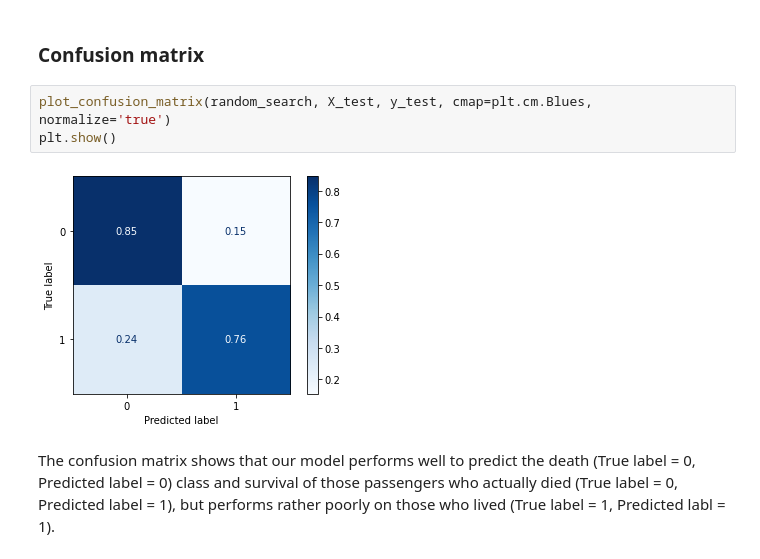
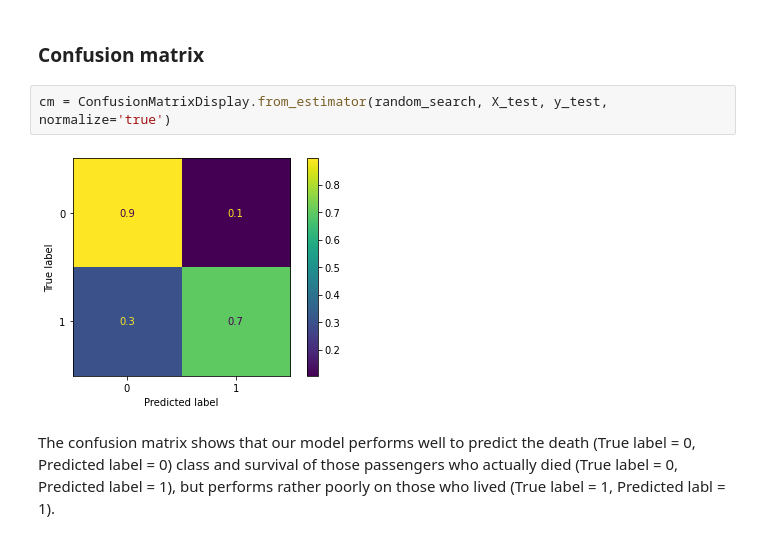
Before and after one commit to mathewsrc/Predict-survival-on-the-Titanic-with-XGBoost, a Jupyter notebook: Predict_survival_on_the_Titanic_with_XGBoost.ipynb, the cells around one changed output. Drawn from its saved outputs; the diff is of its cells as text.

```diff
--- a/Predict_survival_on_the_Titanic_with_XGBoost.ipynb
+++ b/Predict_survival_on_the_Titanic_with_XGBoost.ipynb
@@ -337,10 +371,9 @@ The **area under the ROC curve (AUC)** is a measure of the classifier's overall
 # %% [markdown]
 ### **Confusion matrix**
 # %%
-plot_confusion_matrix(random_search, X_test, y_test, cmap=plt.cm.Blues, normalize='true')
-plt.show()
+cm = ConfusionMatrixDisplay.from_estimator(random_search, X_test, y_test, normalize='true')
 # %% [output]
-[figure, old version]
+[figure, new version]
 # %% [markdown]
 The confusion matrix shows that our model performs well to predict the death (True label = 0, Predicted label = 0) class and survival of those passengers who actually died (True label = 0, Predicted label = 1), but performs rather poorly on those who lived (True label = 1, Predicted labl = 1).
 # %% [markdown]
```
Also changed, not shown: parts of 13 cells of this notebook.
